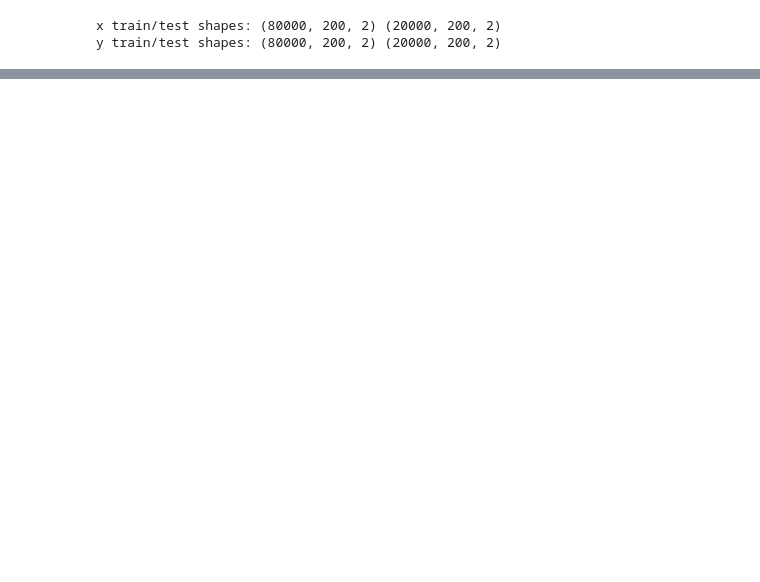
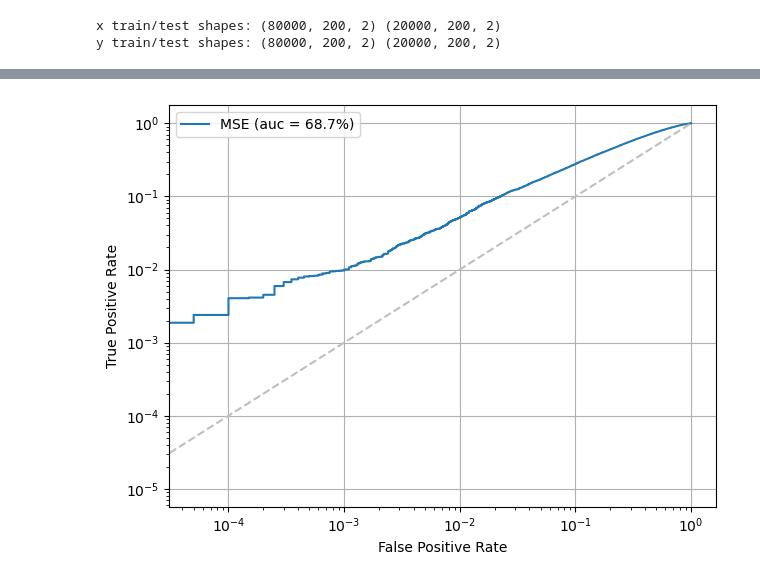
Before and after one commit to zohasan123/SMASH-hackathon-group-24, a Jupyter notebook: caleb_unsupervised.ipynb, the cells around one changed output, grey strips where cells are left out. Drawn from its saved outputs; the diff is of its cells as text; code cells hidden in the pictures; blank space fills up the shorter version.

```diff
--- a/caleb_unsupervised.ipynb
+++ b/caleb_unsupervised.ipynb
@@ -151,0 +209,5 @@ history = autoencoder.fit(
+# %%
+# Save the entire model as a SavedModel.
+__file__=''
+!mkdir -p saved_model
+autoencoder.save('')
@@ -151,0 +412,6 @@ history = autoencoder.fit(
+# %%
+model = Model()
+model.load()
+# %%
+background_test = model.predict(x_test)
+signal_test = model.predict(bbh)
@@ -151,0 +421,4 @@ history = autoencoder.fit(
+# %%
+make_plot_roc_curves(background_test, signal_test)
+# %% [output]
+[figure, added]
```
Also changed, not shown: parts of 15 cells of this notebook, 1 other file.
